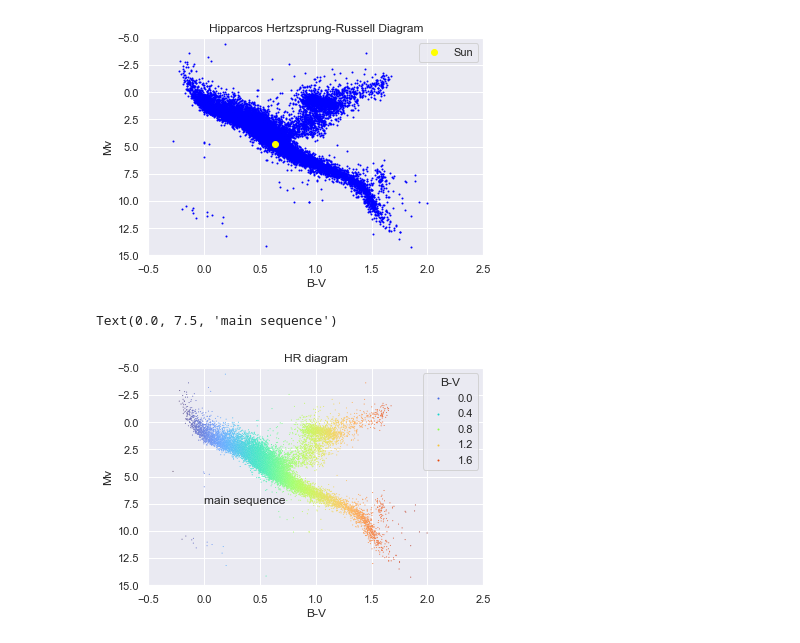
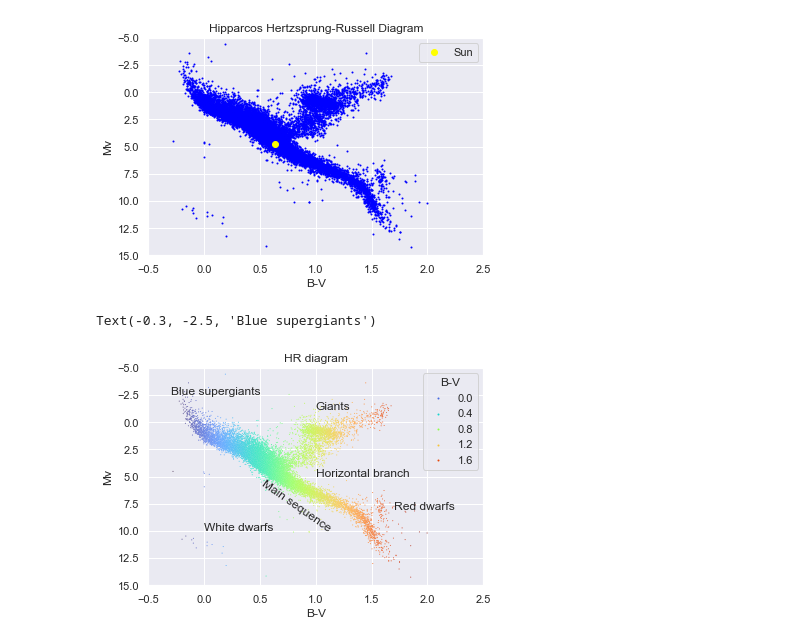
Before and after one commit to lilianasku/Hipparcos-with-Python, a Jupyter notebook: notebooks/Stars-Of-Hipparcos-Catalogue.ipynb, the cells around one changed output. Cells and saved outputs as stored; diff of their text form; code cells hidden in the pictures.

```diff
--- a/notebooks/Stars-Of-Hipparcos-Catalogue.ipynb
+++ b/notebooks/Stars-Of-Hipparcos-Catalogue.ipynb
@@ -336,10 +336,15 @@ plt.legend(yellow_dot, ['Sun'])
 # %%
 sns.scatterplot(x ='B-V', y ='Mv', data = hip_plot, hue ='B-V', size ='B-V', sizes = (1,1), palette='turbo')
 
 plt.ylim(15,-5)
 plt.xlim(-0.5,2.5)
 plt.title('HR diagram')
-plt.annotate('main sequence', xy=(0.0,7.5))
+plt.annotate('Main sequence', xy=(0.5,10.0), rotation = -35)
+plt.annotate('Giants', xy=(1.0,-1.2))
+plt.annotate('Horizontal branch ', xy=(1.0,5.0))
+plt.annotate('White dwarfs', xy=(0,10.0))
+plt.annotate('Red dwarfs', xy=(1.7,8.0))
+plt.annotate('Blue supergiants', xy=(-0.3,-2.5))
 # %% [output]
-Text(0.0, 7.5, 'main sequence')
+Text(-0.3, -2.5, 'Blue supergiants')
-[figure, old version]
+[figure, new version]
```
Also changed, not shown: parts of 4 cells of this notebook.
